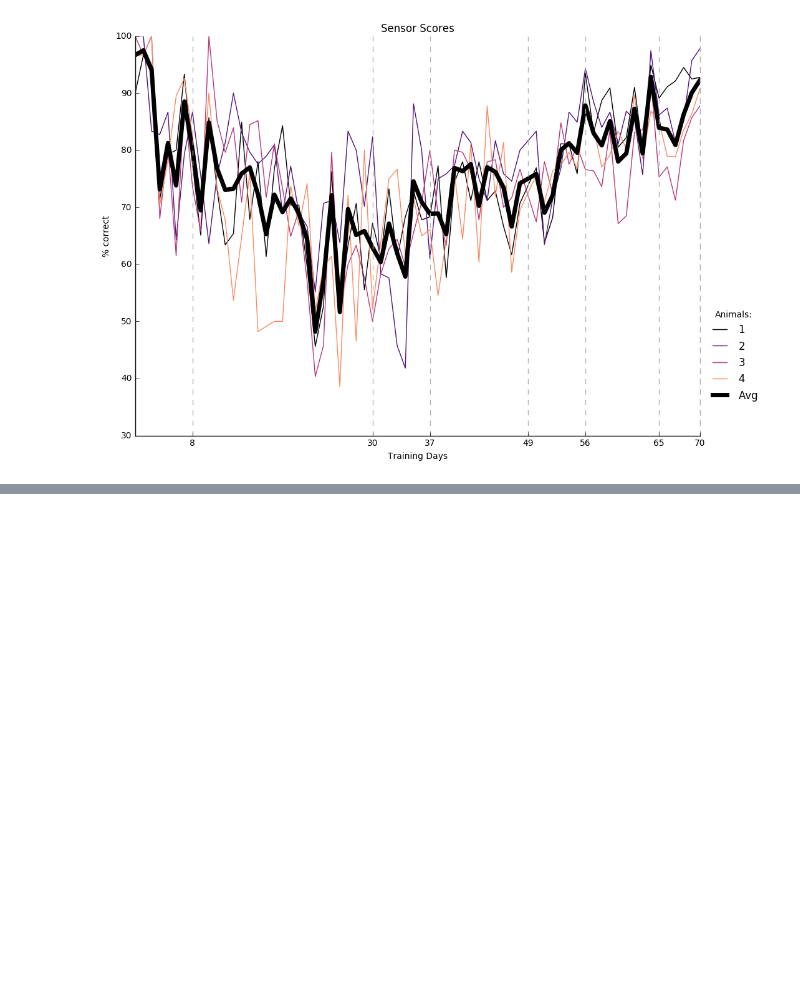
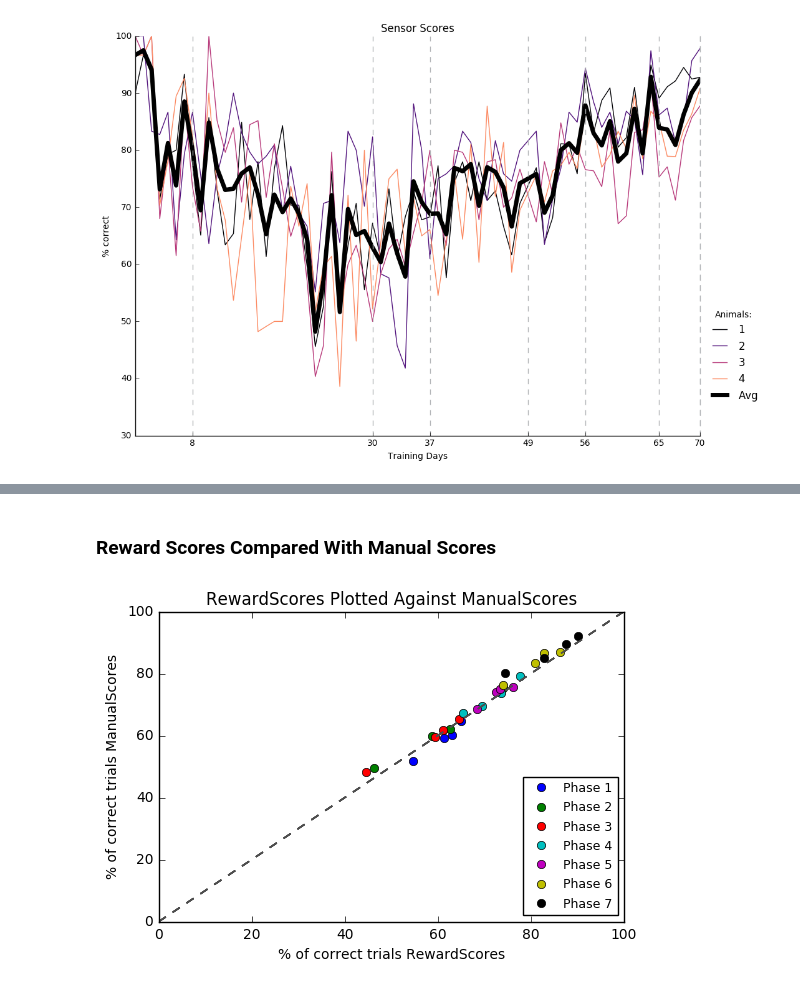
Before and after one commit to estherholleman/An-incremental-training-method-with-automated-extendable-maze-for-training-spatial-behavioral-tasks, a Jupyter notebook: Comparison of Scoring Methods.ipynb, the cells around one changed output, grey strips where cells are left out. Cells and saved outputs as stored; diff of their text form; code cells hidden in the pictures; blank space fills up the shorter version.

```diff
--- a/Comparison of Scoring Methods.ipynb
+++ b/Comparison of Scoring Methods.ipynb
@@ -114,0 +124,24 @@ plotIt(sensorScores, title = "Sensor Scores", ylabel = "% correct", Phase = Fals
+# %%
+def compareScoringMethodsScatter(method1,method2, method1name = "RewardScores", method2name = "ManualScores", phases = range(5,8)):
+
+    f, ax = plt.subplots()
+    #ax = axs.ravel()
+
+    for phase in phases:
+
+
+        ax.plot(method1.loc[phase].mean(),method2.loc[phase].mean(), marker='o', linestyle='', ms=6, label= "Phase " + str(phase))
+
+
+        ax.legend(numpoints = 1, loc = 4, fontsize = 9)
+        ax.set(xlim=(0,100), ylim=(0,100))
+        ax.set_xlabel("% of correct trials " + method1name)
+        ax.set_ylabel("% of correct trials " + method2name)
+        ax.set_title(method1name + " Plotted Against " + method2name)
+        ax.plot(ax.get_xlim(), ax.get_ylim(), ls="--", c=".3")
+# %% [markdown]
+### Reward Scores Compared With Manual Scores
+# %%
+compareScoringMethodsScatter(rewardScores.ix[:,0:4],manualScores, method1name = "RewardScores", method2name = "ManualScores", phases = range(1,8))
+# %% [output]
+[figure, added]
```
Also changed, not shown: parts of 10 cells of this notebook.
